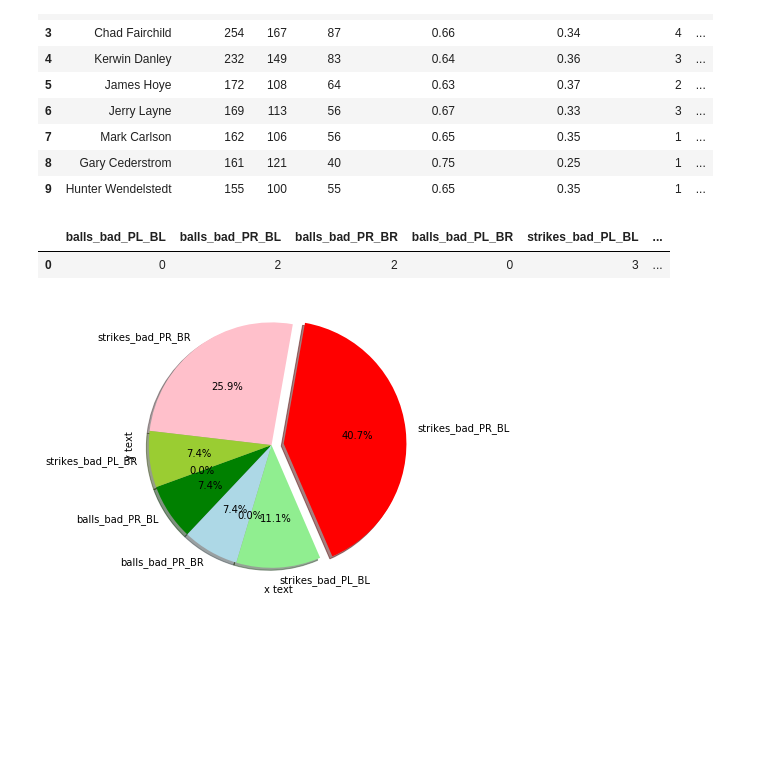
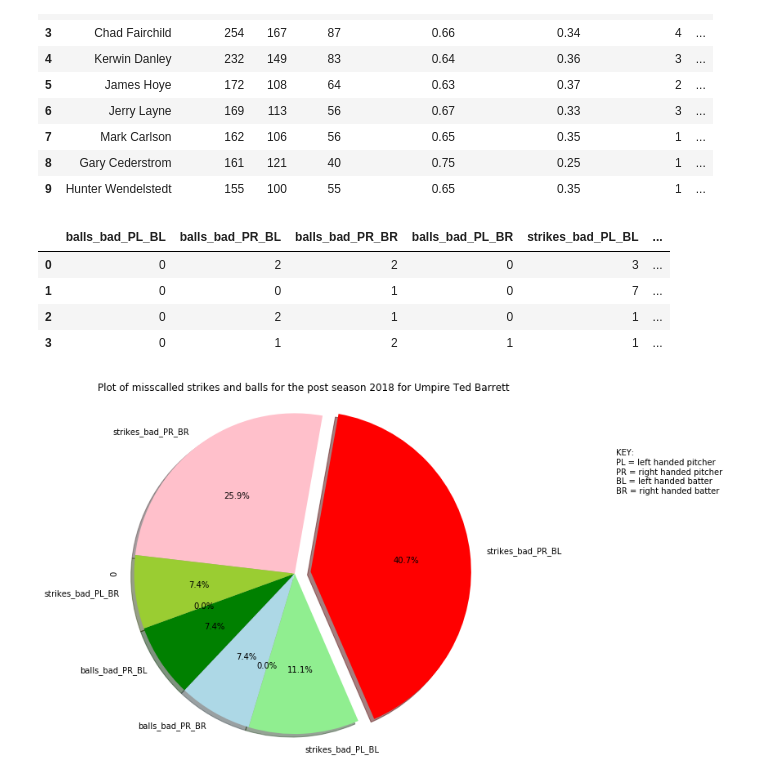
Before and after one commit to ForrestMcDougal/MLB-Postseason-Umpire-Analysis, a Jupyter notebook: Charts.ipynb, the cells around one changed output. Saved outputs shown, nothing was run; the diff lists cells and outputs as text; code cells hidden in the pictures; blank space fills up the shorter version.

Commit message:
Add files via upload
Pie charts working, but trying to generate all 4 at one time. Need help

```diff
--- a/Charts.ipynb
+++ b/Charts.ipynb
@@ -824,50 +824,76 @@ bad_calls_all_df.head(10)
 | 9 | Hunter Wendelstedt | 155 | 100 | 55 | 0.65 | 0.35 | 1 | ... |
 # %%
 # Top 4 umpires names
+# Ted Barrett
+# Chris Guccione
+# Jim Wolf
+# Chad Fairchild
+
     # Ted Barrett
 bad_calls_TB_df = bad_calls_all_df.loc[bad_calls_all_df["Umpire"] == "Ted Barrett"]
-
-# balls_bad_PL_BL
-# balls_bad_PR_BL
-# balls_bad_PR_BR
-# balls_bad_PL_BR
-
-# strikes_bad_PL_BL
-# strikes_bad_PR_BL
-# strikes_bad_PR_BR
-# strikes_bad_PL_BR
 
 bad_calls_only_TB_df = bad_calls_TB_df[["balls_bad_PL_BL", "balls_bad_PR_BL", "balls_bad_PR_BR", "balls_bad_PL_BR",
                             "strikes_bad_PL_BL", "strikes_bad_PR_BL", "strikes_bad_PR_BR", "strikes_bad_PL_BR"]]
 
     # Chris Guccione
 bad_calls_CG_df = bad_calls_all_df.loc[bad_calls_all_df["Umpire"] == "Chris Guccione"]
+bad_calls_only_CG_df = bad_calls_CG_df[["balls_bad_PL_BL", "balls_bad_PR_BL", "balls_bad_PR_BR", "balls_bad_PL_BR",
+                            "strikes_bad_PL_BL", "strikes_bad_PR_BL", "strikes_bad_PR_BR", "strikes_bad_PL_BR"]]
     # Jim Wolf
 bad_calls_JW_df = bad_calls_all_df.loc[bad_calls_all_df["Umpire"] == "Jim Wolf"]
+bad_calls_only_JW_df = bad_calls_JW_df[["balls_bad_PL_BL", "balls_bad_PR_BL", "balls_bad_PR_BR", "balls_bad_PL_BR",
+                            "strikes_bad_PL_BL", "strikes_bad_PR_BL", "strikes_bad_PR_BR", "strikes_bad_PL_BR"]]
     # Chad Fairchild
 bad_calls_CF_df = bad_calls_all_df.loc[bad_calls_all_df["Umpire"] == "Chad Fairchild"]
+bad_calls_only_CF_df = bad_calls_CF_df[["balls_bad_PL_BL", "balls_bad_PR_BL", "balls_bad_PR_BR", "balls_bad_PL_BR",
+                            "strikes_bad_PL_BL", "strikes_bad_PR_BL", "strikes_bad_PR_BR", "strikes_bad_PL_BR"]]
 
-bad_calls_only_TB_df
+# bad_calls_only_CG_df
+
+
+
+
+# strikes['Missed_Call_Strike'] = np.where((strikes['Pitch_X']< -100) | (strikes['Pitch_X']> 100) | (strikes['Pitch_Y']< -100) | (strikes['Pitch_Y']> 100),
+#                                          'yes', 'no')
+
+
+bad_calls_top4_df = bad_calls_all_df.loc[(bad_calls_all_df["Umpire"] == "Ted Barrett") |
+                                         (bad_calls_all_df["Umpire"] == "Chris Guccione") |
+                                        (bad_calls_all_df["Umpire"] == "Jim Wolf") |
+                                        (bad_calls_all_df["Umpire"] == "Chad Fairchild")]
+bad_calls_only_top4_df = bad_calls_top4_df[["balls_bad_PL_BL", "balls_bad_PR_BL", "balls_bad_PR_BR", "balls_bad_PL_BR",
+                            "strikes_bad_PL_BL", "strikes_bad_PR_BL", "strikes_bad_PR_BR", "strikes_bad_PL_BR"]]
+
+
+bad_calls_only_top4_df
 # %% [output]
 |  | balls_bad_PL_BL | balls_bad_PR_BL | balls_bad_PR_BR | balls_bad_PL_BR | strikes_bad_PL_BL | ... |
 | 0 | 0 | 2 | 2 | 0 | 3 | ... |
+| 1 | 0 | 0 | 1 | 0 | 7 | ... |
+| 2 | 0 | 2 | 1 | 0 | 1 | ... |
+| 3 | 0 | 1 | 2 | 1 | 1 | ... |
 # %%
 # pie chart of Ted Barrett's bad calls
 
-# sizes = [0, 2, 2, 0, 3, 11, 7, 2]
+
 explode = (0, 0, 0, 0, 0, 0.1, 0, 0)
 colors = ["yellow","green","lightblue","orange","lightgreen","red","pink","yellowgreen"]
 
 
 for ind in bad_calls_only_TB_df.index:
     fig, ax = plt.subplots(1,1)
-    fig.set_size_inches(5,5)
+    fig.set_size_inches(8,8)
     bad_calls_only_TB_df.iloc[ind].plot(kind='pie', ax=ax, explode=explode, autopct='%1.1f%%',
                                         shadow=True, startangle=200, colors=colors)
 
+plt.text(2, 0.5, "KEY:\nPL = left handed pitcher\nPR = right handed pitcher\nBL = left handed batter\nBR = right handed batter")
+plt.title('Plot of misscalled strikes and balls for the post season 2018 for Umpire Ted Barrett')
+
+# save the file
+plt.savefig("Images/Plot_misscalled_SB_post_season_2018_Umpire_Ted_Barrett.png", bbox_inches="tight")
 
 
 plt.axis("equal")
 plt.show()
 # %% [output]
-[figure, old version]
+[figure, new version]
```
Also changed, not shown: parts of 1 cell of this notebook.
